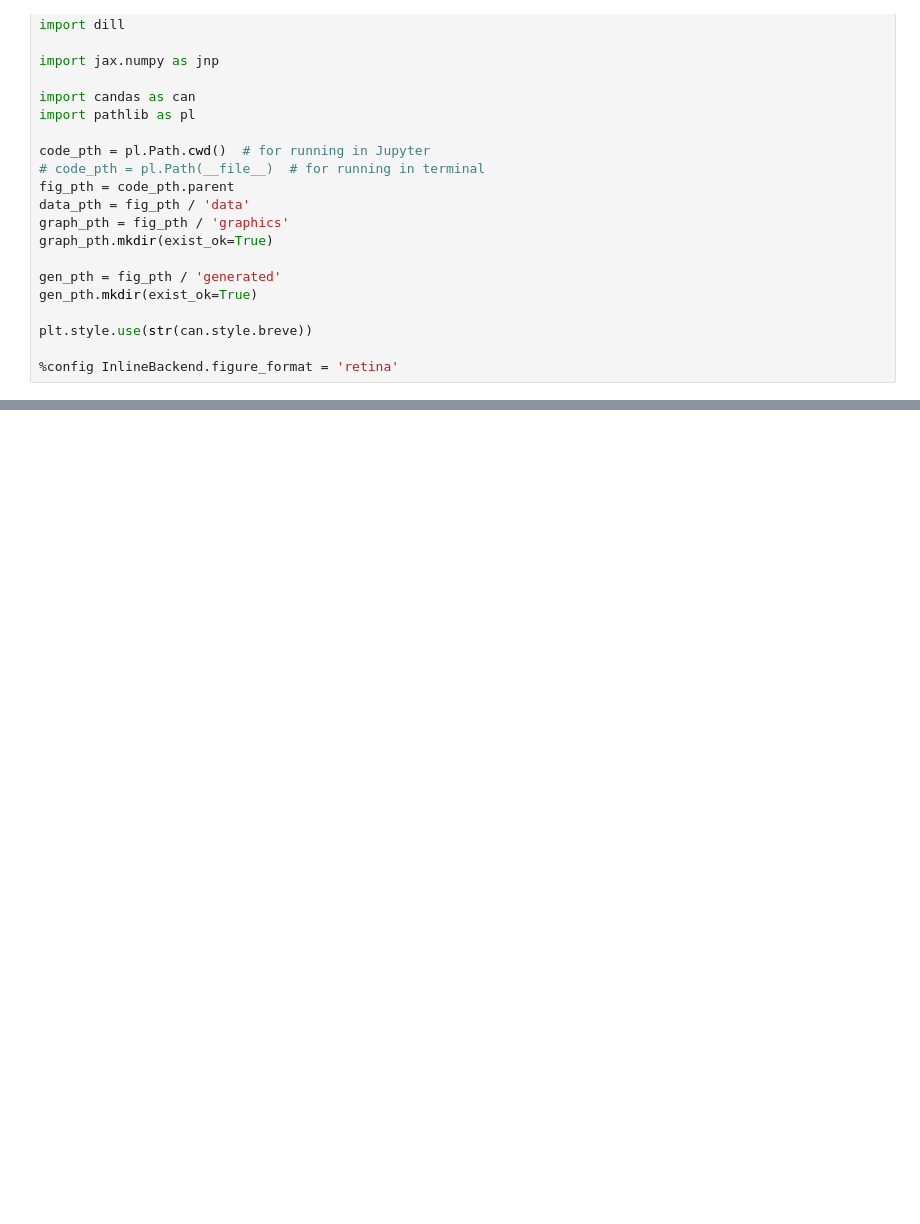
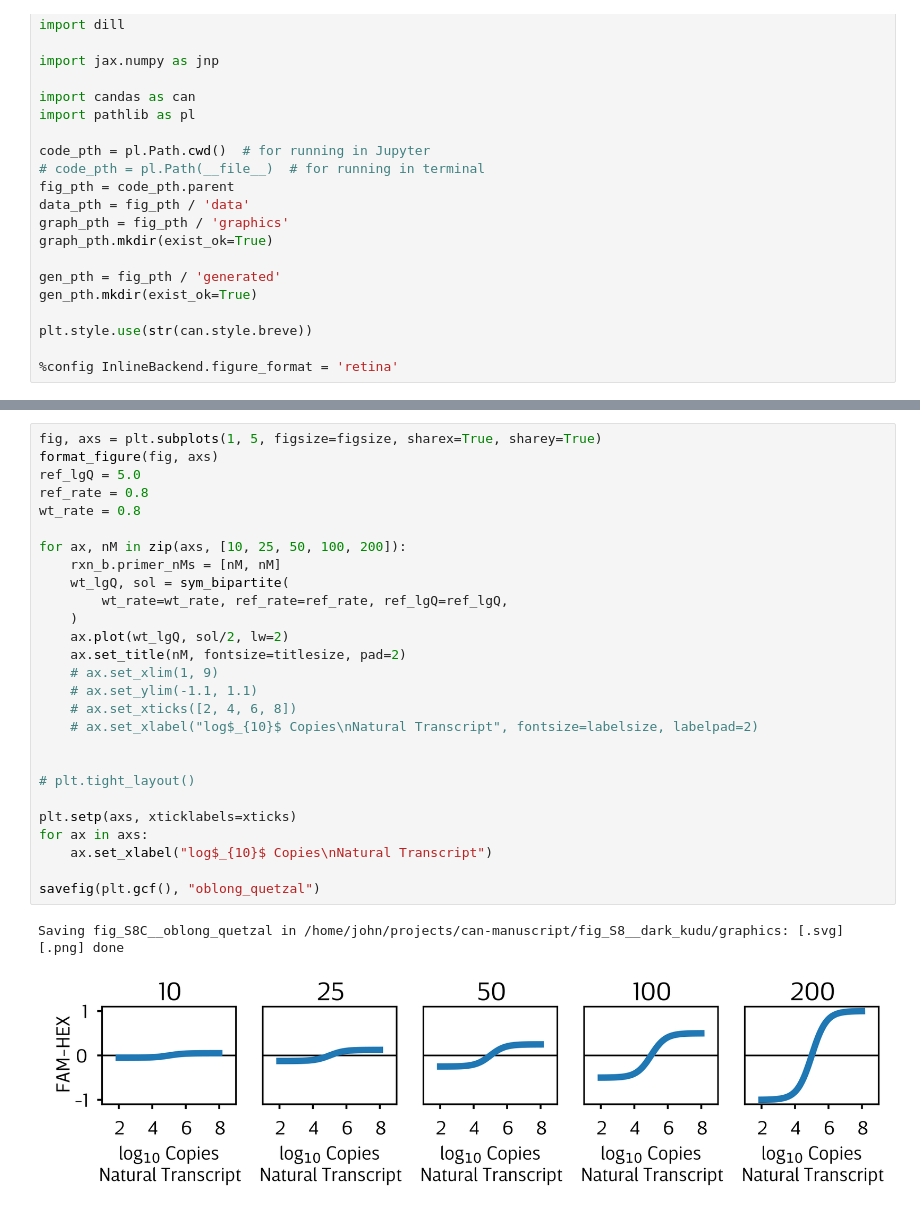
Before and after one commit to JohnGoertz/can-manuscript, a Jupyter notebook: fig_S8__dark_kudu/code/fig_S8__dark_kudu__ODE_Model_bipartite_tuning.ipynb, the cells around one changed output, grey strips where cells are left out. Saved outputs shown, nothing was run; the diff lists cells and outputs as text; blank space fills up the shorter version.

```diff
--- a/fig_S8__dark_kudu/code/fig_S8__dark_kudu__ODE_Model_bipartite_tuning.ipynb
+++ b/fig_S8__dark_kudu/code/fig_S8__dark_kudu__ODE_Model_bipartite_tuning.ipynb
@@ -135,0 +199,30 @@ plt.tight_layout()
+# %%
+fig, axs = plt.subplots(1, 5, figsize=figsize, sharex=True, sharey=True)
+format_figure(fig, axs)
+ref_lgQ = 5.0
+ref_rate = 0.8
+wt_rate = 0.8
+
+for ax, nM in zip(axs, [10, 25, 50, 100, 200]):
+    rxn_b.primer_nMs = [nM, nM]
+    wt_lgQ, sol = sym_bipartite(
+        wt_rate=wt_rate, ref_rate=ref_rate, ref_lgQ=ref_lgQ,
+    )
+    ax.plot(wt_lgQ, sol/2, lw=2)
+    ax.set_title(nM, fontsize=titlesize, pad=2)
+    # ax.set_xlim(1, 9)
+    # ax.set_ylim(-1.1, 1.1)
+    # ax.set_xticks([2, 4, 6, 8])
+    # ax.set_xlabel("log$_{10}$ Copies\nNatural Transcript", fontsize=labelsize, labelpad=2)
+
+
+# plt.tight_layout()
+
+plt.setp(axs, xticklabels=xticks)
+for ax in axs:
+    ax.set_xlabel("log$_{10}$ Copies\nNatural Transcript")
+
+savefig(plt.gcf(), "oblong_quetzal")
+# %% [output]
+Saving fig_S8C__oblong_quetzal in /home/john/projects/can-manuscript/fig_S8__dark_kudu/graphics: [.svg] [.png] done
+[figure, added]
```
Also changed, not shown: parts of 5 cells of this notebook, 7 other files.
